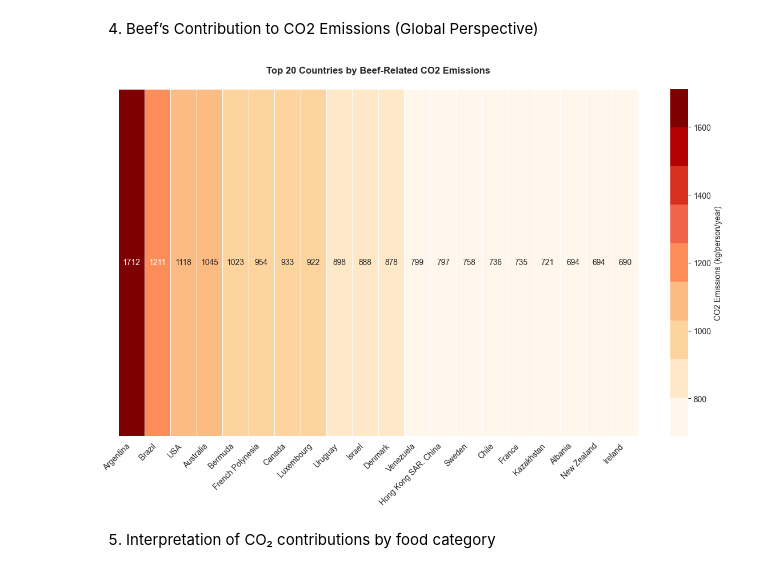
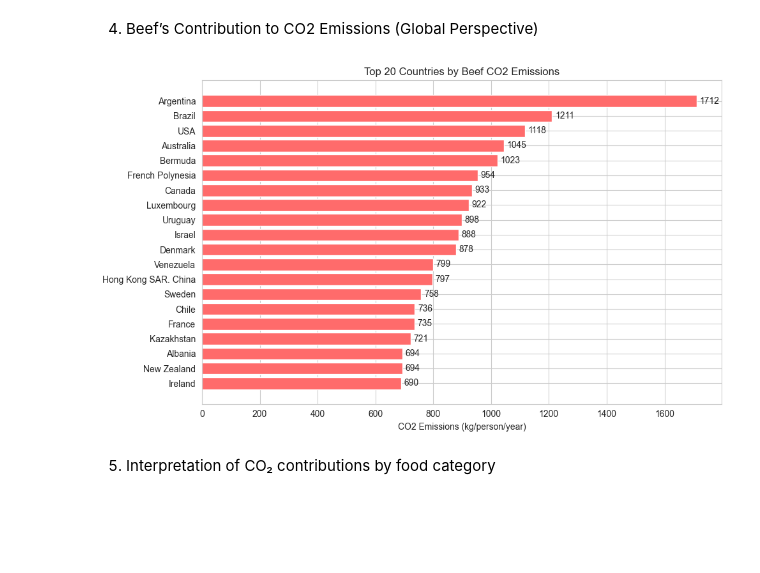
Before and after one commit to EMuritu/Python_Data_Analysis, a Jupyter notebook: Food_Carbon_Foodprint.ipynb, the cells around one changed output. Saved outputs shown, nothing was run; the diff lists cells and outputs as text; code cells hidden in the pictures; blank space fills up the shorter version.

```diff
--- a/Food_Carbon_Foodprint.ipynb
+++ b/Food_Carbon_Foodprint.ipynb
@@ -124,28 +121,20 @@ top_20 = beef_data.head(20).copy()
-# %%
-plt.figure(figsize=(12, 8))
-
-colors = ["#FFF7EC", "#FEE8C8", "#FDD49E", "#FDBB84", "#FC8D59", "#EF6548", "#D7301F", "#B30000", "#7F0000"]
-cmap = sns.color_palette(colors, as_cmap=True)
-
-heatmap = sns.heatmap(
-    top_20[['co2_emmission']].T,
-    annot=True,
-    fmt=".0f",
-    cmap=cmap,
-    linewidths=0.5,
-    cbar_kws={'label': 'CO2 Emissions (kg/person/year)'},
-    yticklabels=['']
-)
-
-plt.title("Top 20 Countries by Beef-Related CO2 Emissions", fontweight='bold', pad=20)
-plt.xlabel("")
-plt.xticks(np.arange(0.5, 20.5, 1), top_20['country'], rotation=45, ha='right')
-plt.ylabel("")
-
-plt.tight_layout()
-plt.show()
-# %% [output]
-[figure, removed]
+# %%
+beef = df[df['food_category'] == 'Beef'].nlargest(20, 'co2_emmission').sort_values('co2_emmission')
+
+plt.figure(figsize=(10, 6))
+plt.barh(beef['country'], beef['co2_emmission'], color='#ff6b6b')
+
+plt.title('Top 20 Countries by Beef CO2 Emissions')
+plt.xlabel('CO2 Emissions (kg/person/year)')
+
+
+for i, v in enumerate(beef['co2_emmission']):
+    plt.text(v + 10, i, f'{v:.0f}', va='center')
+
+plt.tight_layout()
+plt.show()
+# %% [output]
+[figure, added]
 # %% [markdown]
 5. Interpretation of CO₂ contributions by food category
 # %%
```
Also changed, not shown: parts of 2 cells of this notebook.
